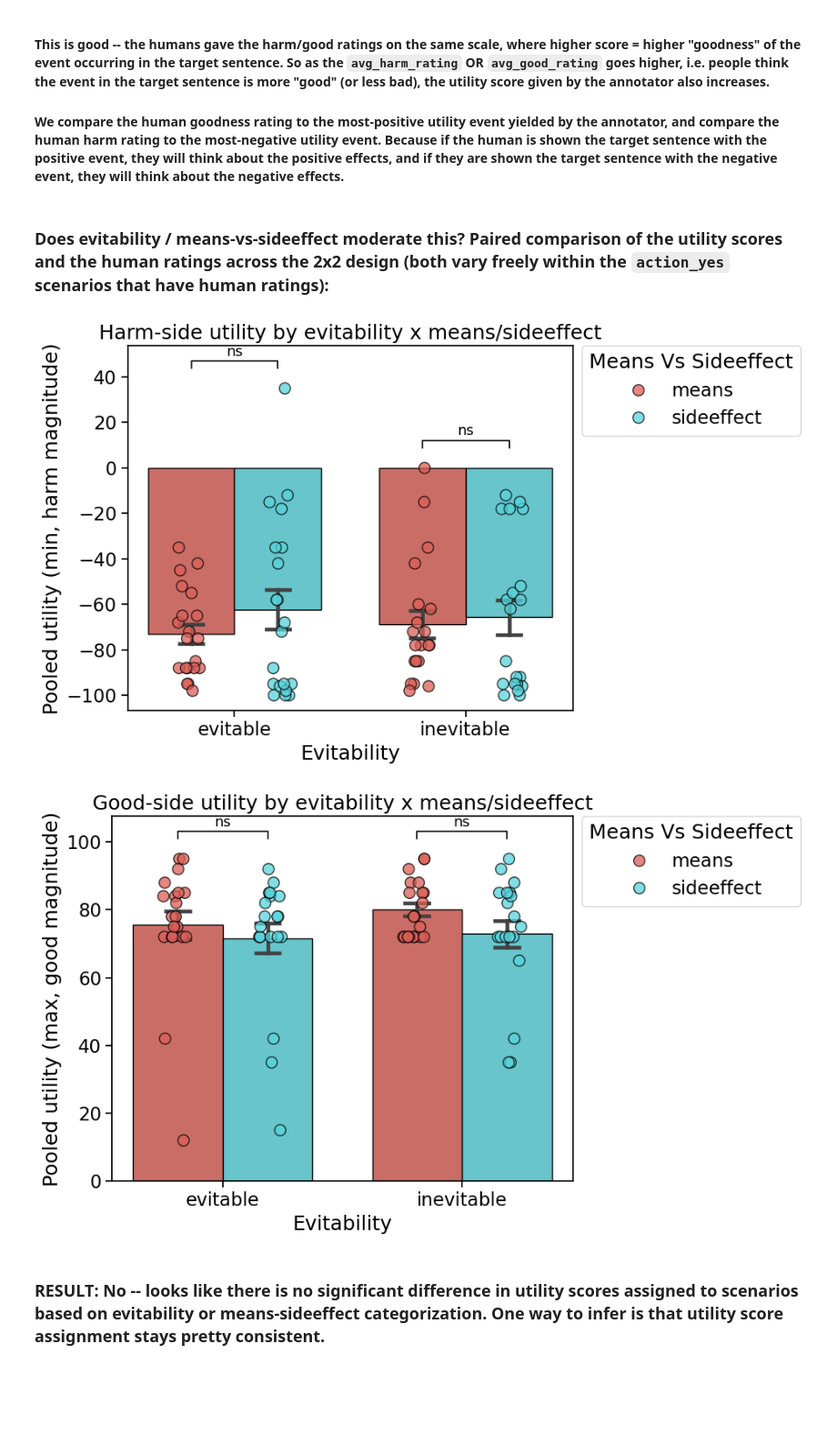
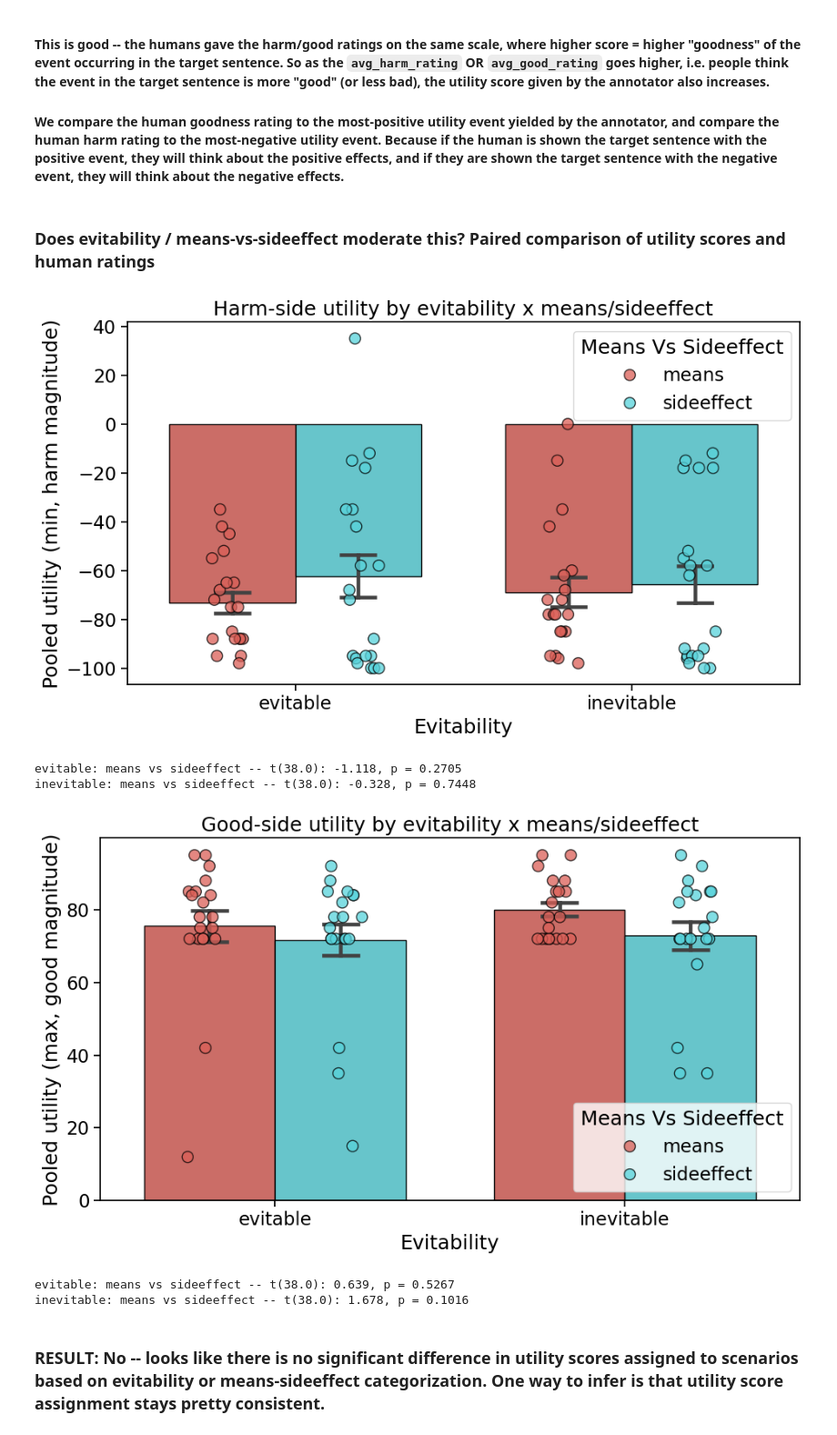
Before and after one commit to AIObjectives/graph_extract, a Jupyter notebook: analysis/franken/analysis_utility.ipynb, the cells around one changed output. Shown at 91% size. Drawn from its saved outputs; the diff is of its cells as text; code cells hidden in the pictures; blank space fills up the shorter version.

```diff
--- a/analysis/franken/analysis_utility.ipynb
+++ b/analysis/franken/analysis_utility.ipynb
@@ -252,14 +249,32 @@ plt.show()
 
 #### We compare the human goodness rating to the most-positive utility event yielded by the annotator, and compare the human harm rating to the most-negative utility event. Because if the human is shown the target sentence with the positive event, they will think about the positive effects, and if they are shown the target sentence with the negative event, they will think about the negative effects.
 # %% [markdown]
-### Does evitability / means-vs-sideeffect moderate this? Paired comparison of the utility scores and the human ratings across the 2x2 design (both vary freely within the `action_yes` scenarios that have human ratings):
+### Does evitability / means-vs-sideeffect moderate this? Paired comparison of utility scores and human ratings
 # %%
-generic_analysis_utils.plot_bar_strip(harm_df, x="evitability", y="utility_harm", hue="means_vs_sideeffect", ylabel="Pooled utility (min, harm magnitude)", title="Harm-side utility by evitability x means/sideeffect", annotate_pairwise_sig=True)
+generic_analysis_utils.plot_bar_strip(harm_df, x="evitability", y="utility_harm", hue="means_vs_sideeffect", ylabel="Pooled utility (min, harm magnitude)", title="Harm-side utility by evitability x means/sideeffect")
+
+for evit in harm_df["evitability"].unique():
+    sub = harm_df[harm_df["evitability"] == evit]
+    means_vals = sub[sub["means_vs_sideeffect"] == "means"]["utility_harm"]
+    sideeffect_vals = sub[sub["means_vs_sideeffect"] == "sideeffect"]["utility_harm"]
+    result = ttest_ind(means_vals, sideeffect_vals)
+    print(f"{evit}: means vs sideeffect -- t({result.df}): {result.statistic:.3f}, p = {result.pvalue:.4f}")
 # %% [output]
-[figure, old version]
+[figure, new version]
+evitable: means vs sideeffect -- t(38.0): -1.118, p = 0.2705
+inevitable: means vs sideeffect -- t(38.0): -0.328, p = 0.7448
 # %%
-generic_analysis_utils.plot_bar_strip(good_df, x="evitability", y="utility_good", hue="means_vs_sideeffect", ylabel="Pooled utility (max, good magnitude)", title="Good-side utility by evitability x means/sideeffect", annotate_pairwise_sig=True)
+generic_analysis_utils.plot_bar_strip(good_df, x="evitability", y="utility_good", hue="means_vs_sideeffect", ylabel="Pooled utility (max, good magnitude)", title="Good-side utility by evitability x means/sideeffect")
+
+for evit in good_df["evitability"].unique():
+    sub = good_df[good_df["evitability"] == evit]
+    means_vals = sub[sub["means_vs_sideeffect"] == "means"]["utility_good"]
+    sideeffect_vals = sub[sub["means_vs_sideeffect"] == "sideeffect"]["utility_good"]
+    result = ttest_ind(means_vals, sideeffect_vals)
+    print(f"{evit}: means vs sideeffect -- t({result.df}): {result.statistic:.3f}, p = {result.pvalue:.4f}")
 # %% [output]
-[figure, old version]
+[figure, new version]
+evitable: means vs sideeffect -- t(38.0): 0.639, p = 0.5267
+inevitable: means vs sideeffect -- t(38.0): 1.678, p = 0.1016
 # %% [markdown]
 ### **RESULT:** No -- looks like there is no significant difference in utility scores assigned to scenarios based on evitability or means-sideeffect categorization. One way to infer is that utility score assignment stays pretty consistent.
```
Also changed, not shown: parts of 5 cells of this notebook, 16 other files.
